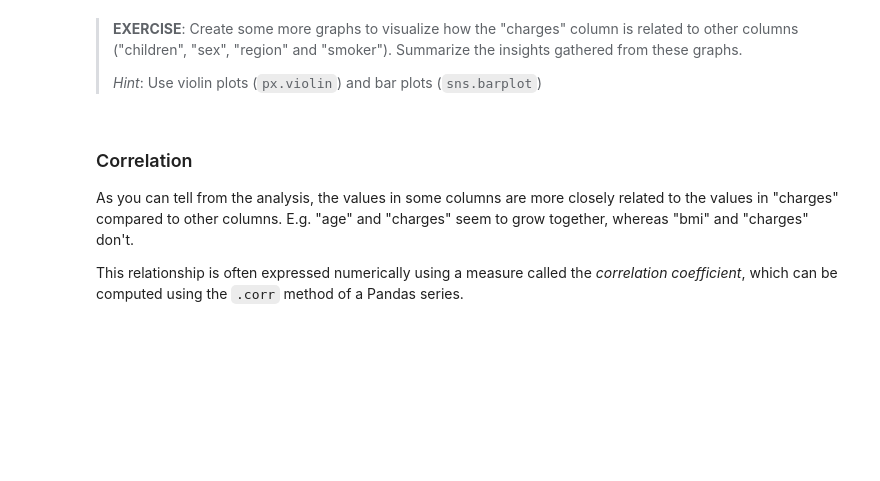
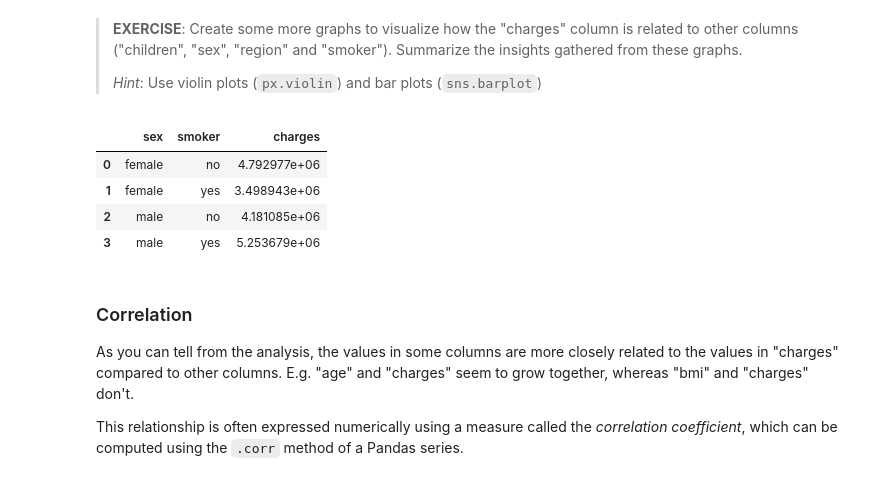
Before and after one commit to geff-ghost/notebooks, a Jupyter notebook: Machine-Learning/lesson-1-linear-regression-with-scikit-learn.ipynb, the cells around one changed output. Drawn from its saved outputs; the diff is of its cells as text; code cells hidden in the pictures; blank space fills up the shorter version.

```diff
--- a/Machine-Learning/lesson-1-linear-regression-with-scikit-learn.ipynb
+++ b/Machine-Learning/lesson-1-linear-regression-with-scikit-learn.ipynb
@@ -425,6 +427,14 @@ What other insights can you gather from the above graph?
 > **EXERCISE**: Create some more graphs to visualize how the "charges" column is related to other columns ("children", "sex", "region" and "smoker"). Summarize the insights gathered from these graphs.
 >
 > *Hint*: Use violin plots (`px.violin`) and bar plots (`sns.barplot`)
+# %%
+medical_df.groupby(['sex', 'smoker'])['charges'].sum().reset_index()
+# %% [output]
+|  | sex | smoker | charges |
+| 0 | female | no | 4.792977e+06 |
+| 1 | female | yes | 3.498943e+06 |
+| 2 | male | no | 4.181085e+06 |
+| 3 | male | yes | 5.253679e+06 |
 # %% [markdown]
 ### Correlation
 
```
Also changed, not shown: parts of 6 cells of this notebook.
